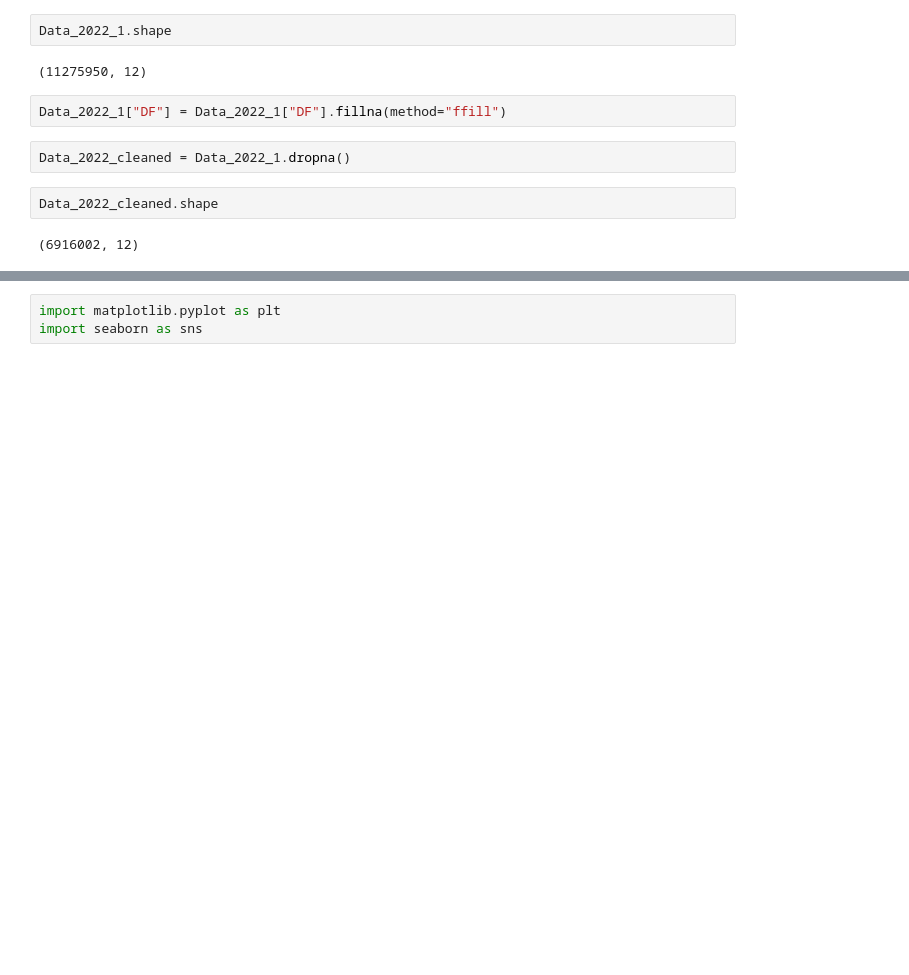
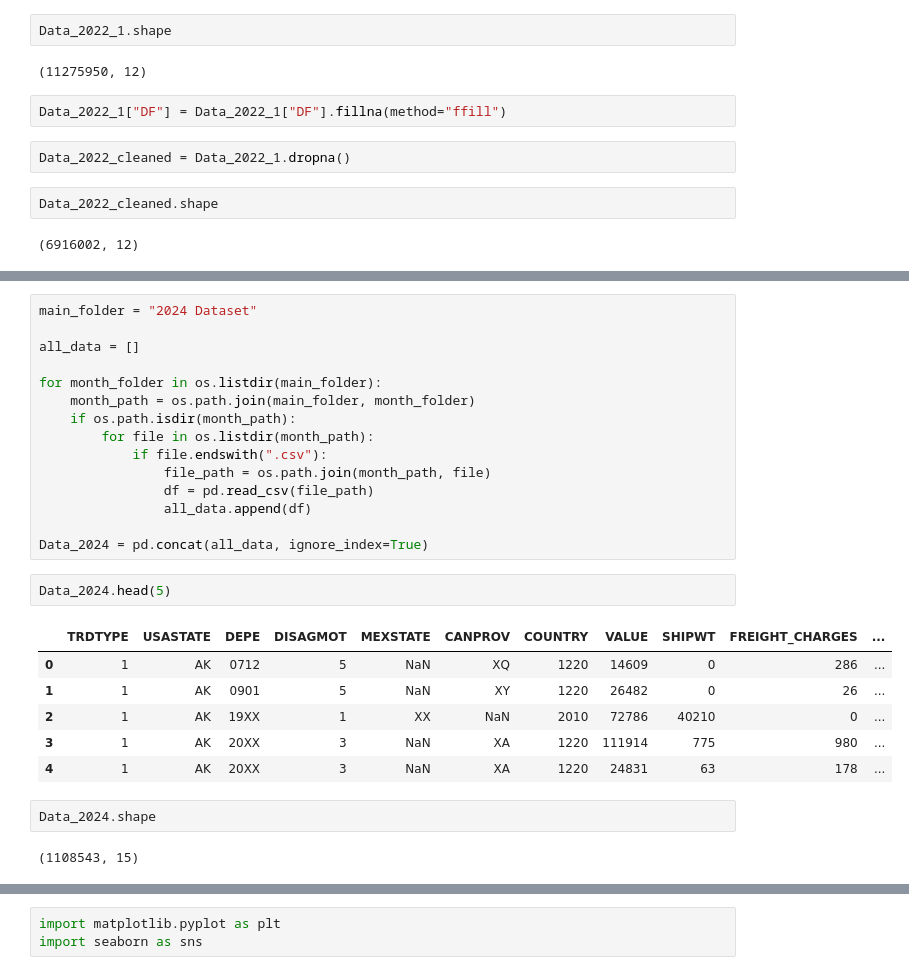
Before and after one commit to llawlaw23/bts-transportation-analysis, a Jupyter notebook: analysis.ipynb, the cells around one changed output, grey strips where cells are left out. Drawn from its saved outputs; the diff is of its cells as text; blank space fills up the shorter version.

```diff
--- a/analysis.ipynb
+++ b/analysis.ipynb
@@ -390,0 +480,28 @@ Data_2022_cleaned.shape
+# %%
+main_folder = "2024 Dataset"
+
+all_data = []
+
+for month_folder in os.listdir(main_folder):
+    month_path = os.path.join(main_folder, month_folder)
+    if os.path.isdir(month_path):
+        for file in os.listdir(month_path):
+            if file.endswith(".csv"):
+                file_path = os.path.join(month_path, file)
+                df = pd.read_csv(file_path)
+                all_data.append(df)
+
+Data_2024 = pd.concat(all_data, ignore_index=True)
+# %%
+Data_2024.head(5)
+# %% [output]
+|  | TRDTYPE | USASTATE | DEPE | DISAGMOT | MEXSTATE | CANPROV | COUNTRY | VALUE | SHIPWT | FREIGHT_CHARGES | ... |
+| 0 | 1 | AK | 0712 | 5 | NaN | XQ | 1220 | 14609 | 0 | 286 | ... |
+| 1 | 1 | AK | 0901 | 5 | NaN | XY | 1220 | 26482 | 0 | 26 | ... |
+| 2 | 1 | AK | 19XX | 1 | XX | NaN | 2010 | 72786 | 40210 | 0 | ... |
+| 3 | 1 | AK | 20XX | 3 | NaN | XA | 1220 | 111914 | 775 | 980 | ... |
+| 4 | 1 | AK | 20XX | 3 | NaN | XA | 1220 | 24831 | 63 | 178 | ... |
+# %%
+Data_2024.shape
+# %% [output]
+(1108543, 15)
```
Also changed, not shown: parts of 25 cells of this notebook.
